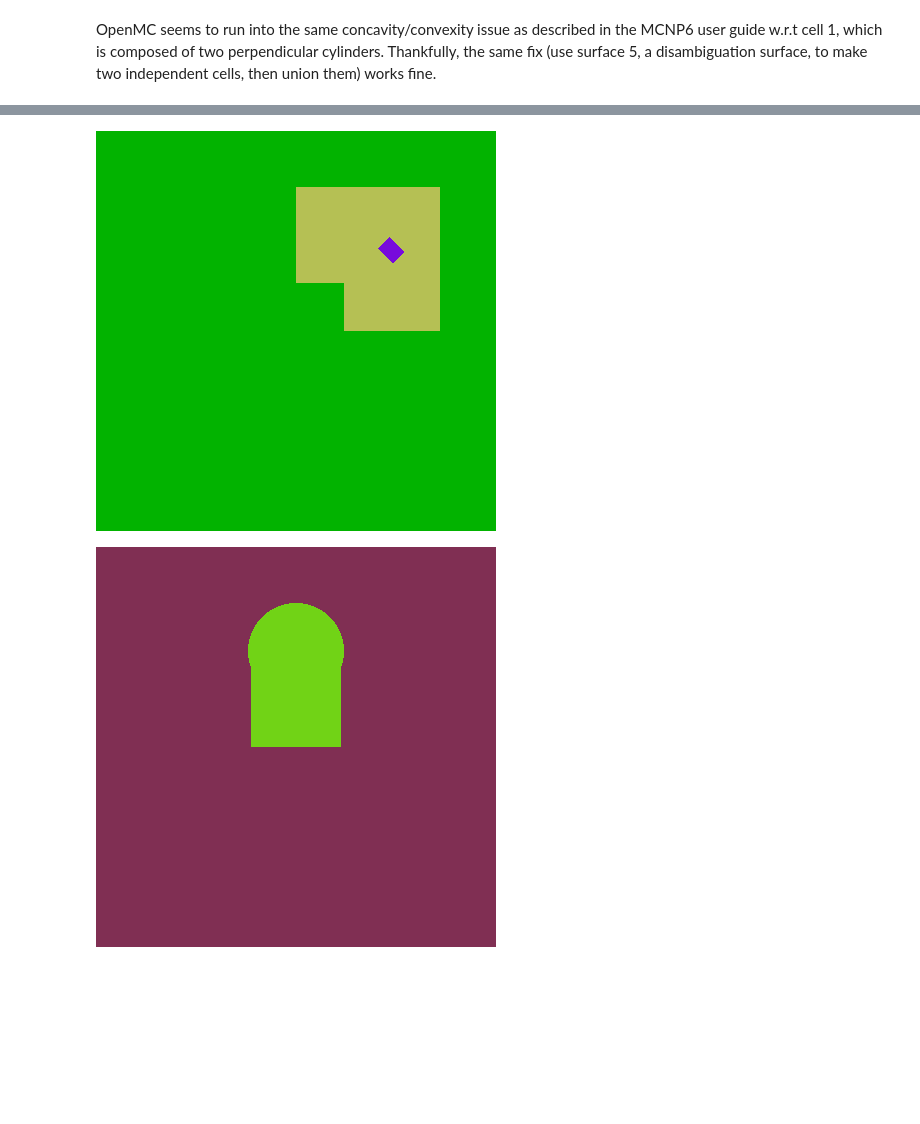
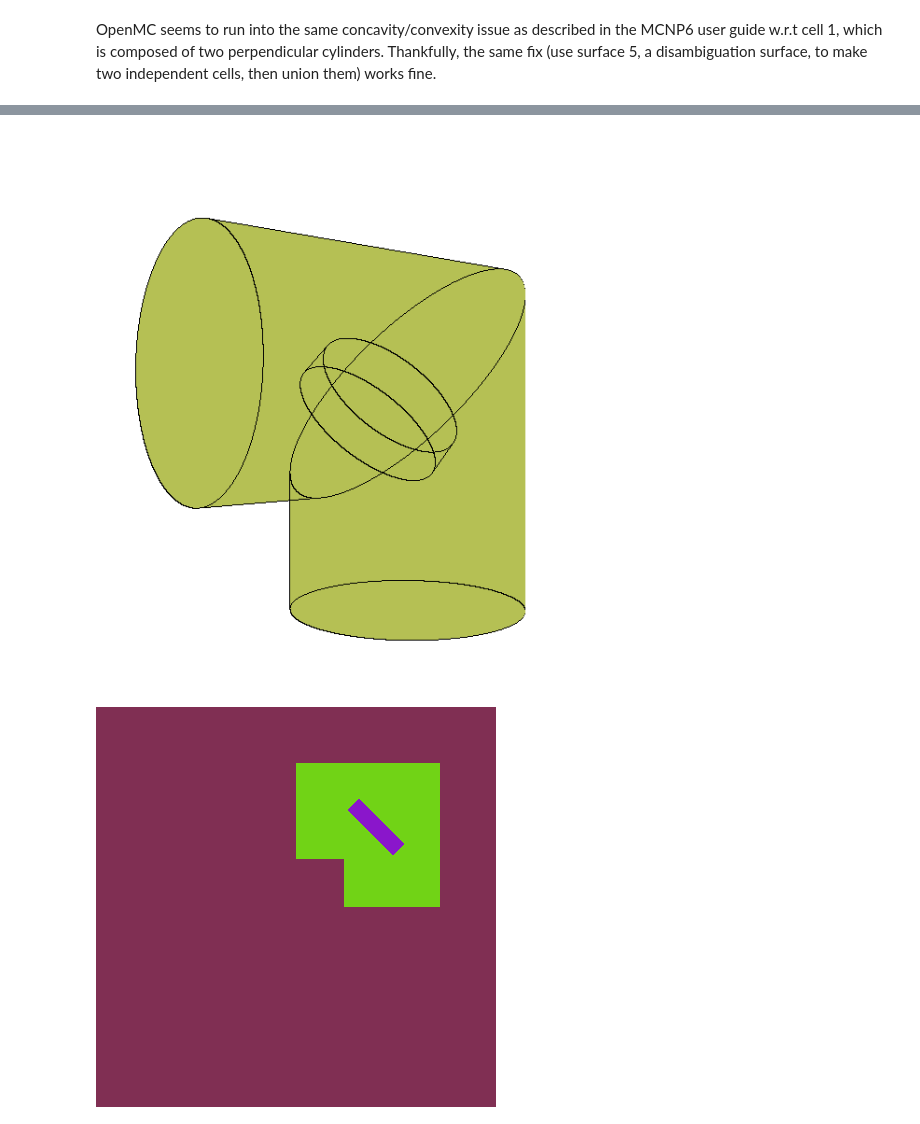
Before and after one commit to johvincau/mcnp-primer-to-openmc, a Jupyter notebook: ex12_perp_cylinders.ipynb, the cells around one changed output, grey strips where cells are left out. Saved outputs shown, nothing was run; the diff lists cells and outputs as text; code cells hidden in the pictures; blank space fills up the shorter version.

```diff
--- a/ex12_perp_cylinders.ipynb
+++ b/ex12_perp_cylinders.ipynb
@@ -8,12 +8,12 @@ s1 = openmc.XCylinder(z0=6,r=3)
 s2 = openmc.XPlane(x0=0)
 s3 = openmc.ZCylinder(x0=6, r=3)
 s4 = openmc.ZPlane(z0=0)
-s5 = openmc.Plane(a=-1,c=1)
+s5 = openmc.Plane(a=-1,c=1) # Disambiguation surface
 
                         # center, height, radius, axis, upper/lower fillet radii
 halfspace1 = openmc.model.RightCircularCylinder((0,0,-0.5),1,2,'z',0.0,0.0)
 halfspace1 = halfspace1.rotate((0,45,0))
-halfspace1 = halfspace1.translate((5,0,6))
+halfspace1 = halfspace1.translate((5,0,5))
 c2 = openmc.Cell(cell_id=2,fill=None,region=-halfspace1)
 # %%
 # Cell definitions
@@ -31,27 +34,45 @@ setting.export_to_xml()
 # %%
 w = 25
 plots = openmc.Plots()
 
-plot = openmc.SlicePlot()
-plot.basis = 'xz'
-plot.origin = (0.0, 0.0, 0.0)
-plot.width = (w,w)
-plot.pixels = (400, 400)
-plot.color_by= 'cell'
+wireframe = openmc.WireframeRayTracePlot()
+wireframe.pixels = (600,600)
+wireframe.color_by='cell'
+wireframe.show_overlaps=True
+wireframe.mask_components=[c2]
+wireframe.horizontal_field_of_view=40
+wireframe.camera_position=(-7,-15, 5)
+wireframe.look_at=(5,0,5)
+#wireframe.wireframe_domains = [c1,c2c]
+plots.append(wireframe)
 
-plots.append(plot)
+plot1 = openmc.SlicePlot()
+plot1.basis = 'xz'
+plot1.origin = (0.0, 0.0, 0.0)
+plot1.width = (w,w)
+plot1.pixels = (400, 400)
+plot1.color_by= 'cell'
+plot1.outline=True
+plots.append(plot1)
 
-plot = openmc.SlicePlot()
-plot.basis = 'yz'
-plot.origin = (5.0, 0.0, 0.0)
-plot.width = (w,w)
-plot.pixels = (400, 400)
-plot.color_by= 'cell'
+plot2 = openmc.SlicePlot()
+plot2.basis = 'yz'
+plot2.origin = (5.0, 0.0, 0.0)
+plot2.width = (w,w)
+plot2.pixels = (400, 400)
+plot2.color_by= 'cell'
+plot2.outline=True
+plots.append(plot2)
 
-plots.append(plot)
+vox = openmc.VoxelPlot()
+vox.pixels=(300,300,300)
+vox.color_by='cell'
+vox.width=(15,15,15)
+vox.origin=(5,0,5)
+vox.to_vtk() # for plotting to vtk (you actually get a vti)
+
 openmc.plot_inline(plots)
-
 # in this case, may need to use opennmc-plotter to get a better picture
 # %% [output]
-[figure, old version]
+[figure, new version]
-[figure, old version]
+[figure, new version]
```
Also changed, not shown: parts of 3 cells of this notebook, 15 other files.
